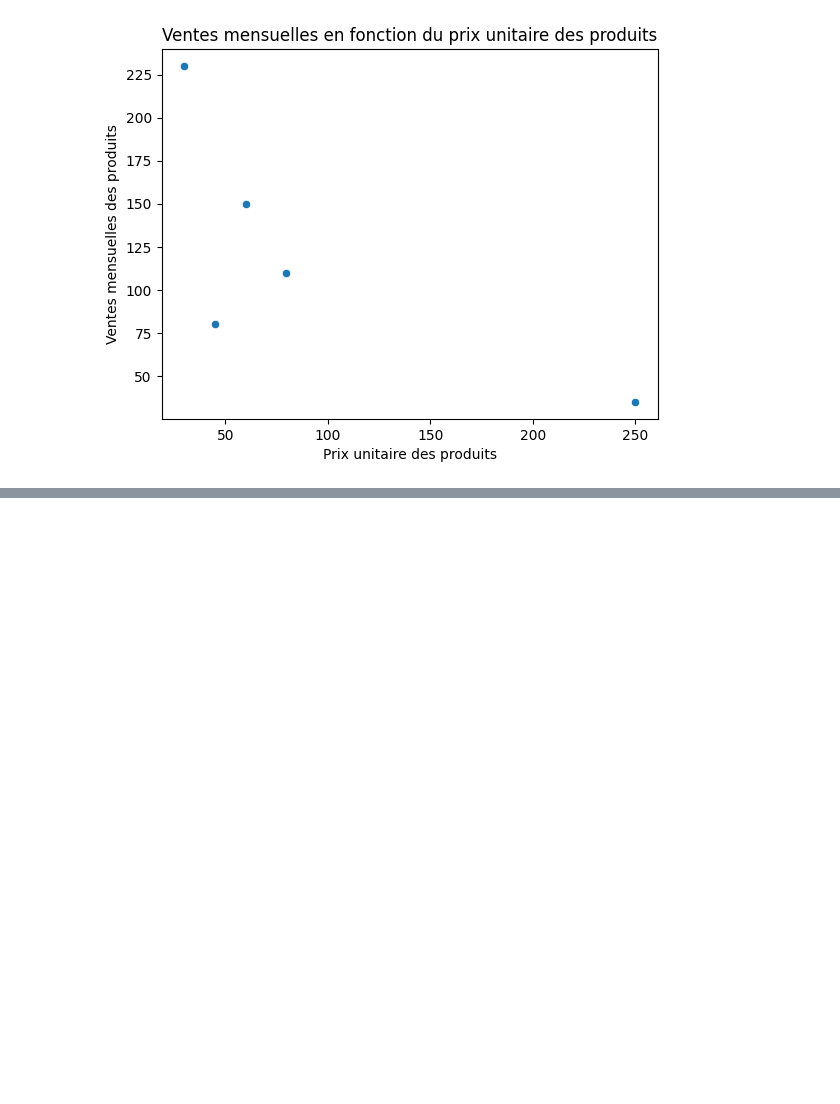
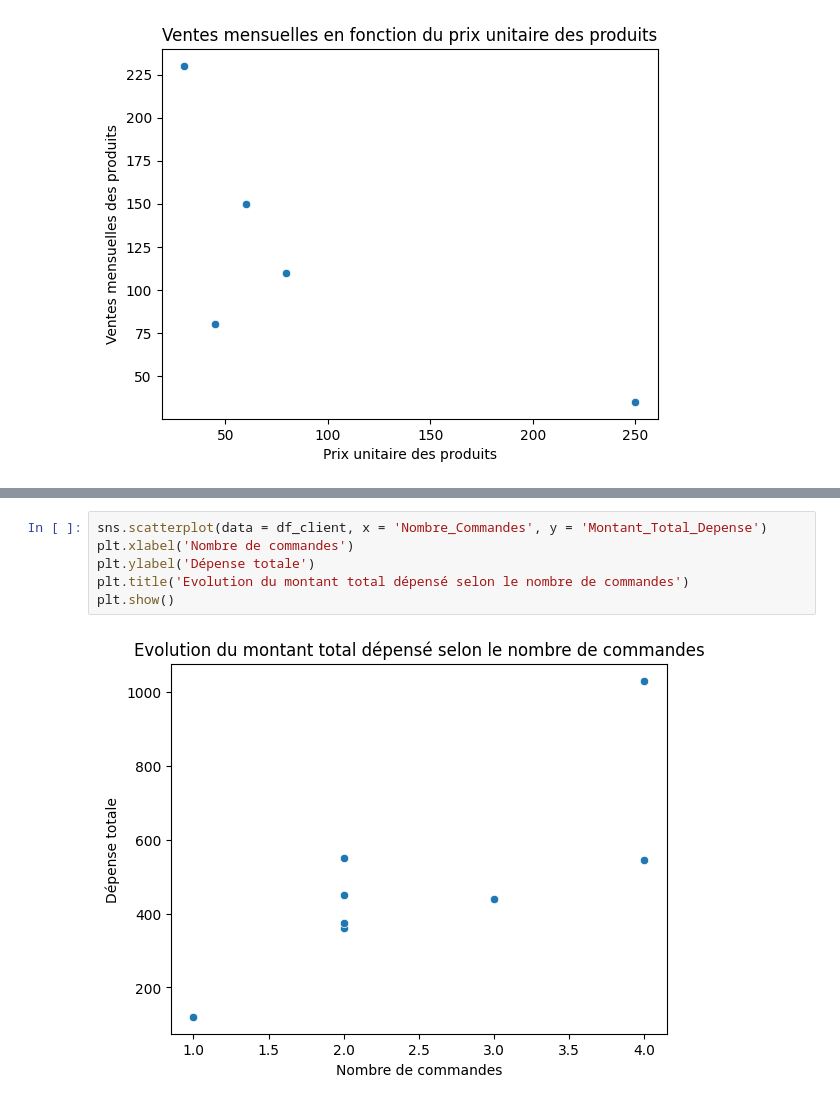
Before and after one commit to vicduch/apprentissageMLPython, a Jupyter notebook: Apprentissage_Python_ML.ipynb, the cells around one changed output, grey strips where cells are left out. Saved outputs shown, nothing was run; the diff lists cells and outputs as text; blank space fills up the shorter version.

```diff
--- a/Apprentissage_Python_ML.ipynb
+++ b/Apprentissage_Python_ML.ipynb
@@ -664,0 +874,8 @@ plt.show()
+# %%
+sns.scatterplot(data = df_client, x = 'Nombre_Commandes', y = 'Montant_Total_Depense')
+plt.xlabel('Nombre de commandes')
+plt.ylabel('Dépense totale')
+plt.title('Evolution du montant total dépensé selon le nombre de commandes')
+plt.show()
+# %% [output]
+[figure, added]
```
Also changed, not shown: parts of 20 cells of this notebook.
